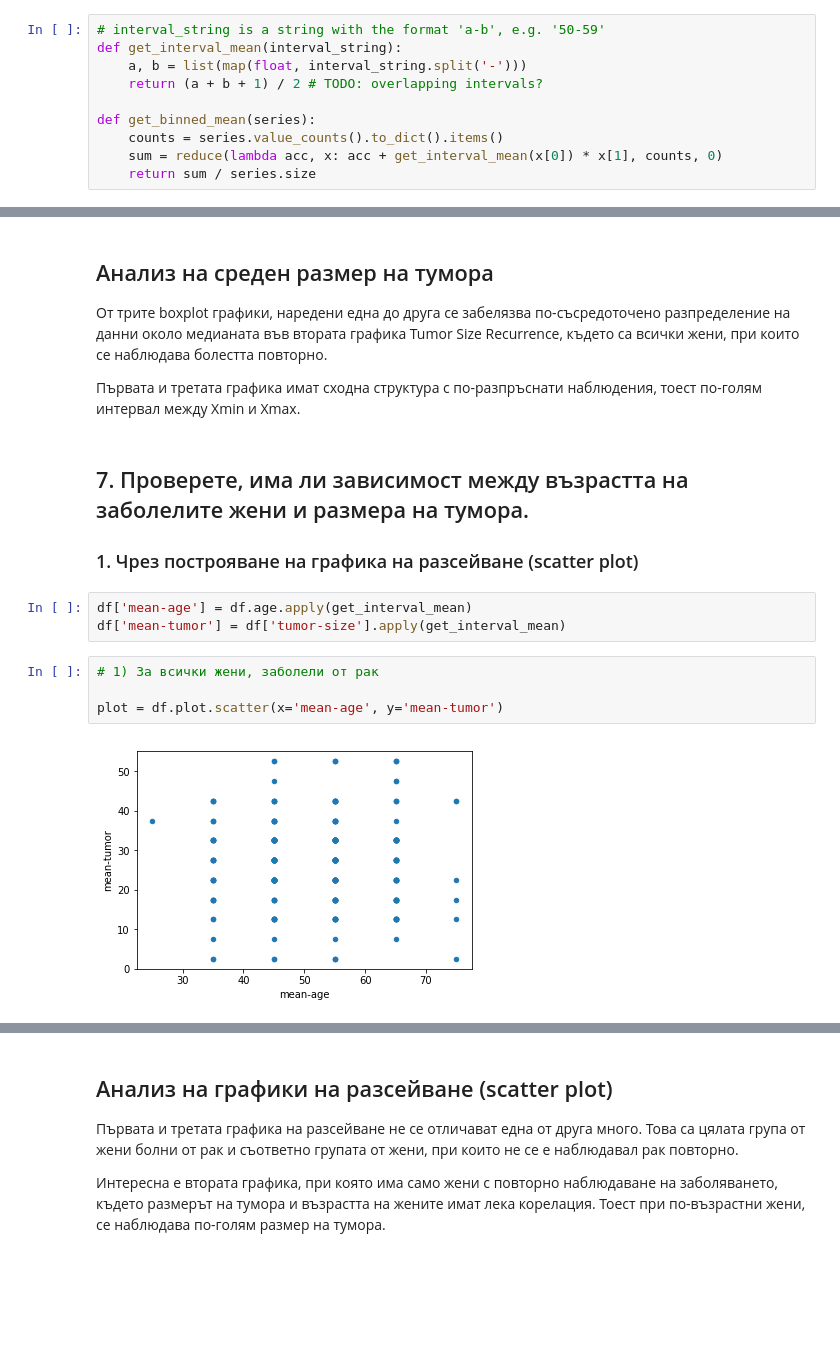
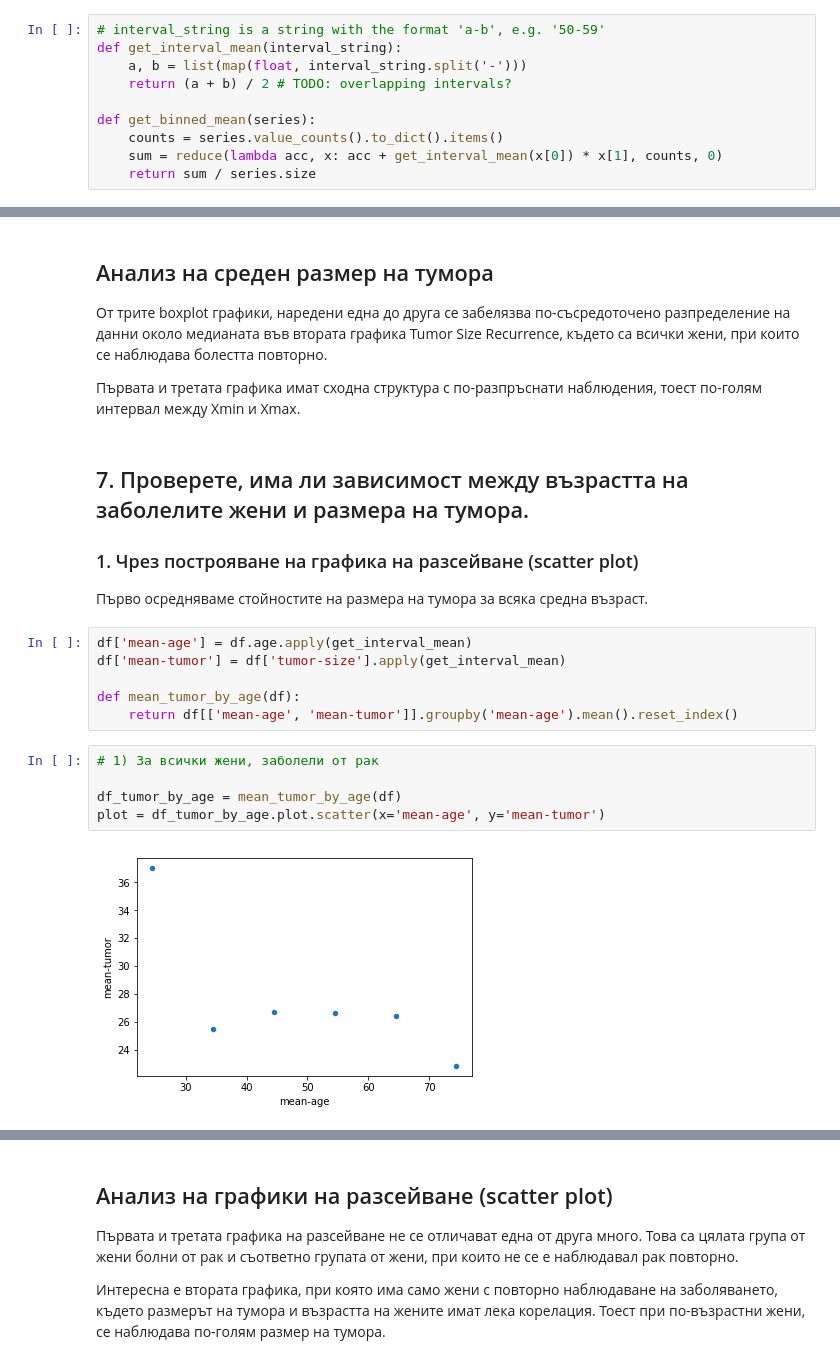
Before and after one commit to antonpetkoff/learning, a Jupyter notebook: data-mining/mini-project/analysis.ipynb, the cells around one changed output, grey strips where cells are left out. Cells and saved outputs as stored; diff of their text form; blank space fills up the shorter version.

Commit message:
Group tumor size by age and take the mean

```diff
--- a/data-mining/mini-project/analysis.ipynb
+++ b/data-mining/mini-project/analysis.ipynb
@@ -46,7 +46,7 @@ df.head()
 # interval_string is a string with the format 'a-b', e.g. '50-59'
 def get_interval_mean(interval_string):
     a, b = list(map(float, interval_string.split('-')))
-    return (a + b + 1) / 2 # TODO: overlapping intervals?
+    return (a + b) / 2 # TODO: overlapping intervals?
 
 def get_binned_mean(series):
     counts = series.value_counts().to_dict().items()
@@ -304,15 +304,21 @@ plot = ax.bxp([
 ## 7. Проверете, има ли зависимост между възрастта на заболелите жени и размера на тумора.
 
 ### 1. Чрез построяване на графика на разсейване (scatter plot)
+
+Първо осредняваме стойностите на размера на тумора за всяка средна възраст.
 # %%
 df['mean-age'] = df.age.apply(get_interval_mean)
 df['mean-tumor'] = df['tumor-size'].apply(get_interval_mean)
+
+def mean_tumor_by_age(df):
+    return df[['mean-age', 'mean-tumor']].groupby('mean-age').mean().reset_index()
 # %%
 # 1) За всички жени, заболели от рак
 
-plot = df.plot.scatter(x='mean-age', y='mean-tumor')
+df_tumor_by_age = mean_tumor_by_age(df)
+plot = df_tumor_by_age.plot.scatter(x='mean-age', y='mean-tumor')
 # %% [output]
-[figure, old version]
+[figure, new version]
 # %%
 # 2) Само за жени, за които е забелязано повтаряне на рака след проведената операция.
 
```
Also changed, not shown: parts of 13 cells of this notebook.
